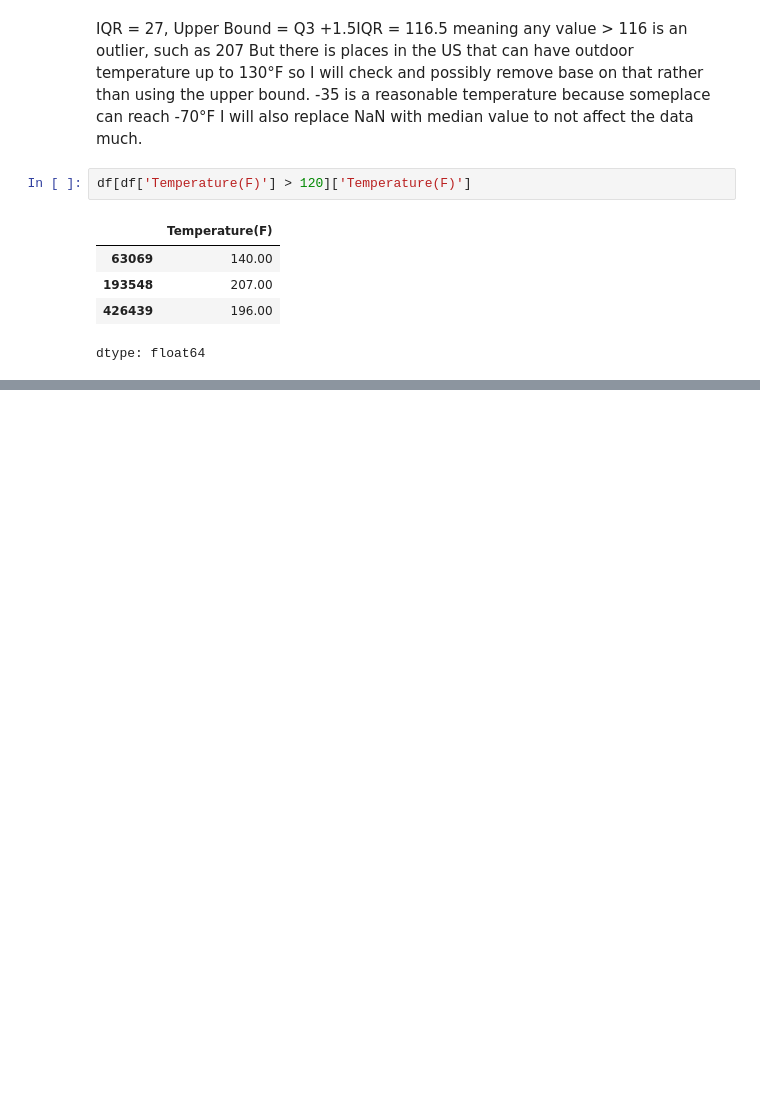
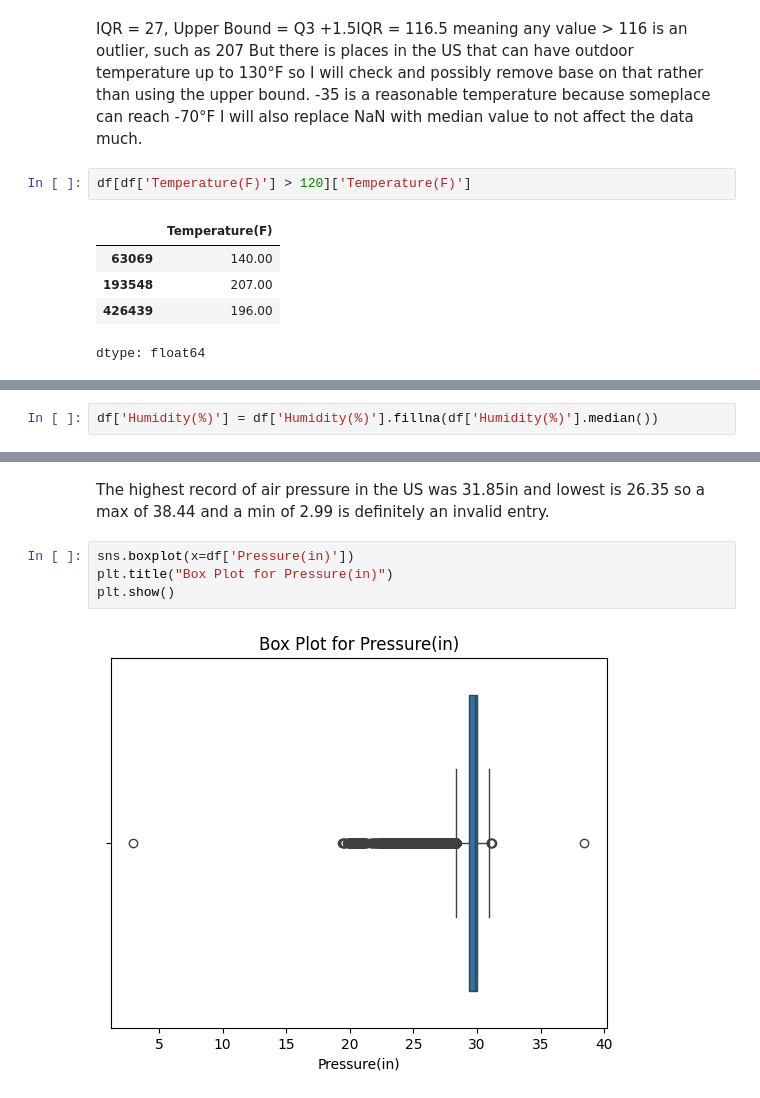
Before and after one commit to sgterrado/Need4Data-Blue-Bumper-Cars, a Jupyter notebook: Need4Data_DataClean.ipynb, the cells around one changed output, grey strips where cells are left out. Drawn from its saved outputs; the diff is of its cells as text; blank space fills up the shorter version.

```diff
--- a/Need4Data_DataClean.ipynb
+++ b/Need4Data_DataClean.ipynb
@@ -405,0 +477,2 @@ dtype: float64
+# %%
+df['Humidity(%)'] = df['Humidity(%)'].fillna(df['Humidity(%)'].median())
@@ -405,0 +492,8 @@ dtype: float64
+# %% [markdown]
+The highest record of air pressure in the US was 31.85in and lowest is 26.35 so a max of 38.44 and a min of 2.99 is definitely an invalid entry.
+# %%
+sns.boxplot(x=df['Pressure(in)'])
+plt.title("Box Plot for Pressure(in)")
+plt.show()
+# %% [output]
+[figure, added]
```
Also changed, not shown: parts of 34 cells of this notebook.
